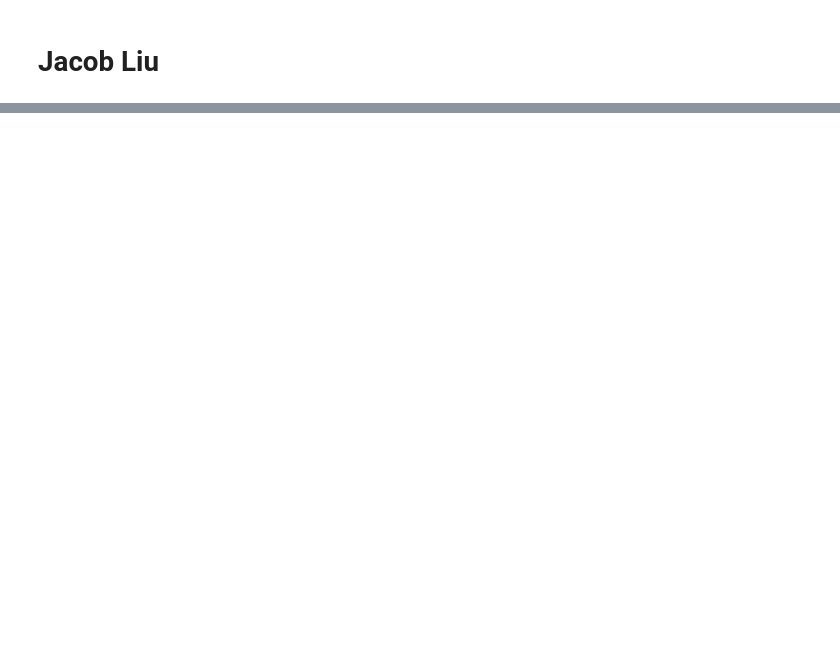
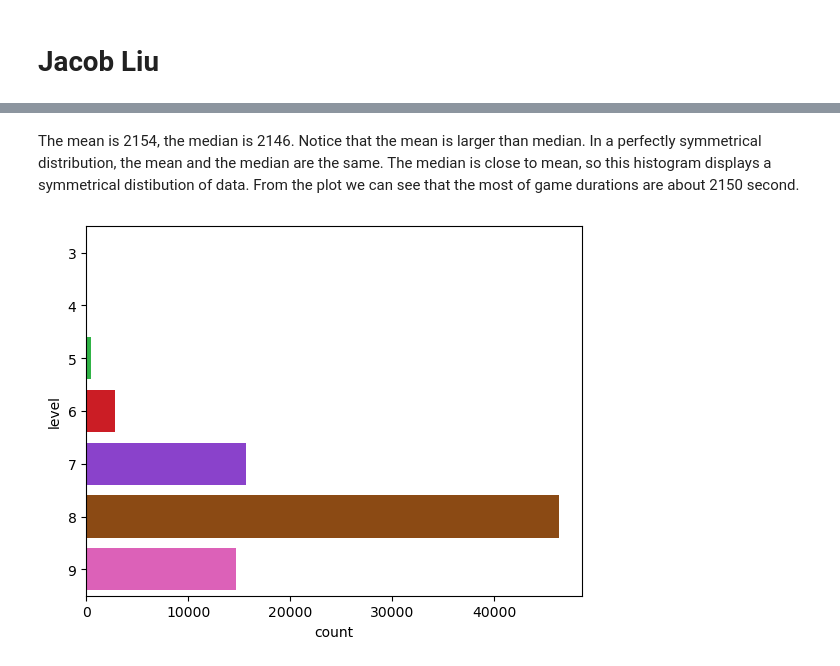
Before and after one commit to ubco-W2022T1-cosc301/project-group32, a Jupyter notebook: notebooks/analysis2.ipynb, the cells around one changed output, grey strips where cells are left out. Cells and saved outputs as stored; diff of their text form; code cells hidden in the pictures; blank space fills up the shorter version.

```diff
--- a/notebooks/analysis2.ipynb
+++ b/notebooks/analysis2.ipynb
@@ -19,0 +75,8 @@ data.head()
+# %% [markdown]
+The mean is 2154, the median is 2146. Notice that the mean is larger than median. In a perfectly symmetrical distribution, the mean and the median are the same. The median is close to mean, so this histogram displays a symmetrical distibution of data. From the plot we can see that the most of game durations are about 2150 second.
+# %%
+# sns.color_palette('pastel')
+# plot3=sns.displot(data=rawdata,x='ingameDuration',hue='level',kind='kde',palette='bright')
+plot3=sns.countplot(data=rawdata,y='level',palette='bright')
+# %% [output]
+[figure, added]
```
Also changed, not shown: parts of 38 cells of this notebook, 2 other files.
